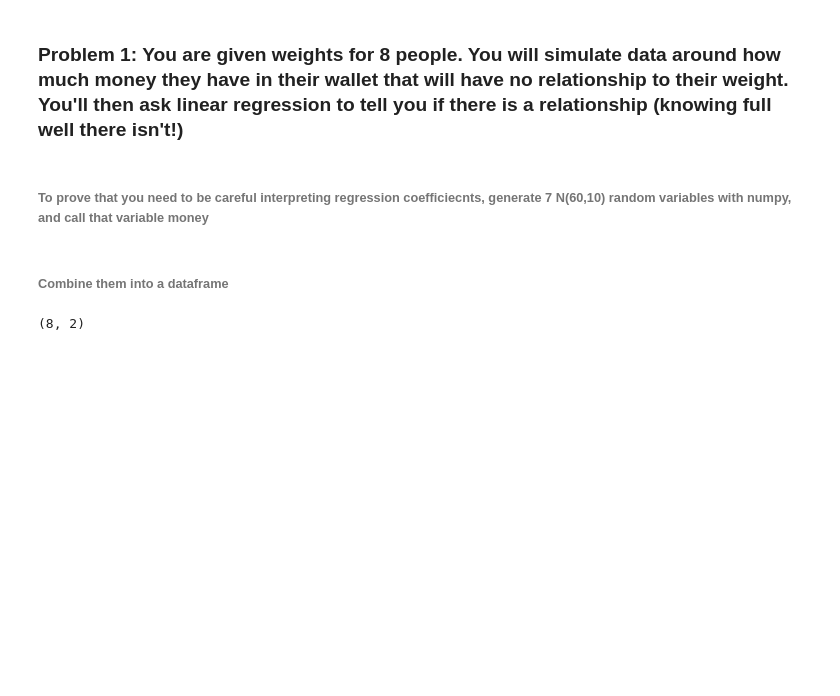
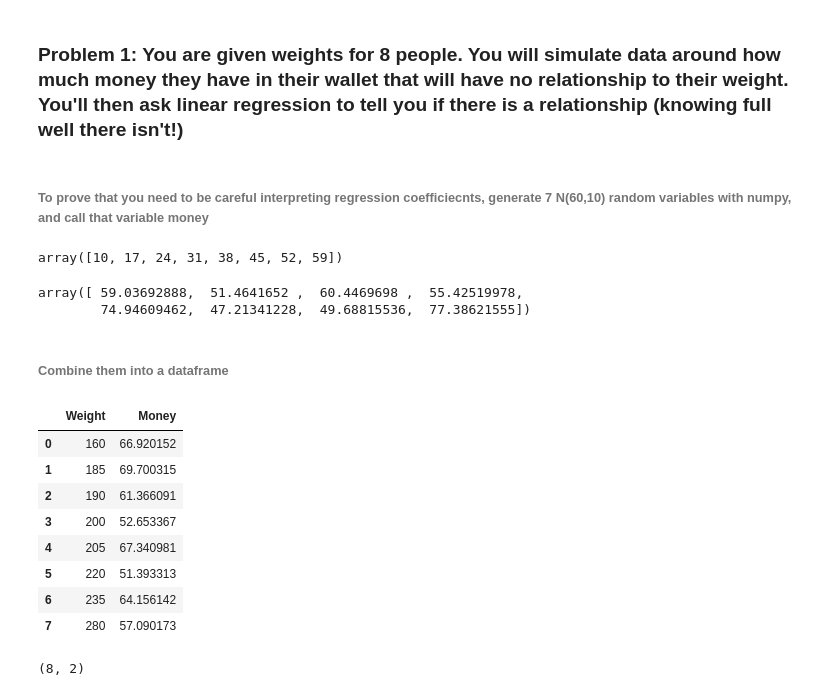
Before and after one commit to Whitepatrick/data_science, a Jupyter notebook: notebooks/LABS/Linear Regression Workshop.ipynb, the cells around one changed output. Cells and saved outputs as stored; diff of their text form; code cells hidden in the pictures; blank space fills up the shorter version.

```diff
--- a/notebooks/LABS/Linear Regression Workshop.ipynb
+++ b/notebooks/LABS/Linear Regression Workshop.ipynb
@@ -23,6 +23,15 @@ weight = [160, 185, 190, 200, 205, 220, 235, 280] #this will be your X
 # %%
 random.seed(10)
 money = np.random.normal(60, 10, 8)
+# %%
+np.arange(10,60,7)
+# %% [output]
+array([10, 17, 24, 31, 38, 45, 52, 59])
+# %%
+money
+# %% [output]
+array([ 59.03692888,  51.4641652 ,  60.4469698 ,  55.42519978,
+        74.94609462,  47.21341228,  49.68815536,  77.38621555])
 # %% [markdown]
 ###### Combine them into a dataframe
 # %%
@@ -30,6 +39,18 @@ zipped = zip(weight, money)
 df = pd.DataFrame(zipped)
 # %%
 df.columns = ['Weight', 'Money']
+# %%
+df
+# %% [output]
+|  | Weight | Money |
+| 0 | 160 | 66.920152 |
+| 1 | 185 | 69.700315 |
+| 2 | 190 | 61.366091 |
+| 3 | 200 | 52.653367 |
+| 4 | 205 | 67.340981 |
+| 5 | 220 | 51.393313 |
+| 6 | 235 | 64.156142 |
+| 7 | 280 | 57.090173 |
 # %%
 df.shape
 # %% [output]
```
Also changed, not shown: parts of 16 cells of this notebook, 1 other file.
